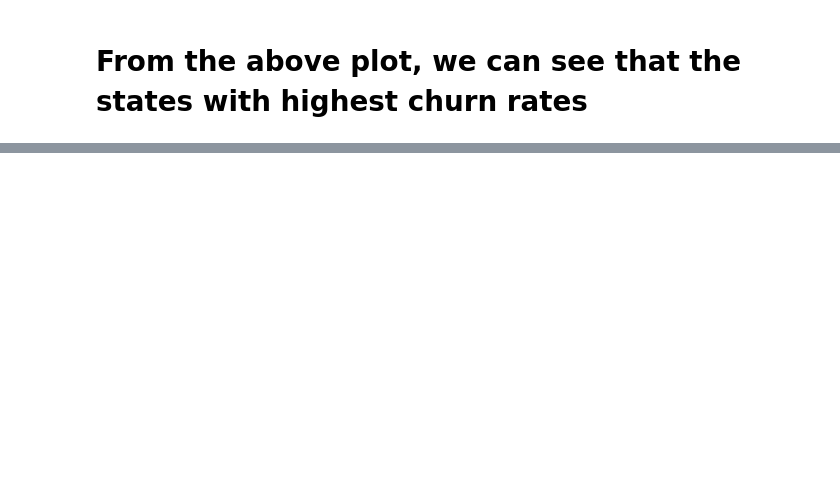
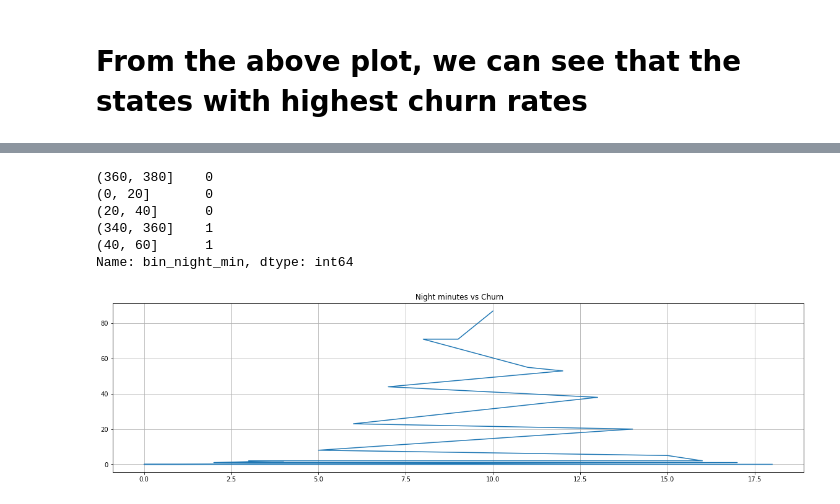
Before and after one commit to Ashvin-Vargez/Telecom-Churn-Analysis-EDA-Project-, a Jupyter notebook: eda_Telecom_Churn_Analysis_Capstone_Project.ipynb, the cells around one changed output, grey strips where cells are left out. Drawn from its saved outputs; the diff is of its cells as text; code cells hidden in the pictures; blank space fills up the shorter version.

Commit message:
Analysing Churn based on Night Minutes

```diff
--- a/eda_Telecom_Churn_Analysis_Capstone_Project.ipynb
+++ b/eda_Telecom_Churn_Analysis_Capstone_Project.ipynb
@@ -460,0 +482,17 @@ state_cat.head()
+# %%
+night_frame = df_churn['bin_night_min'].value_counts().sort_values()
+night_frame.head()
+# %% [output]
+(360, 380]    0
+(0, 20]       0
+(20, 40]      0
+(340, 360]    1
+(40, 60]      1
+Name: bin_night_min, dtype: int64
+# %%
+plt.plot(night_frame.transpose())
+plt.title(' Night minutes vs Churn')
+plt.grid()
+plt.show()
+# %% [output]
+[figure, added]
```
Also changed, not shown: parts of 4 cells of this notebook.
